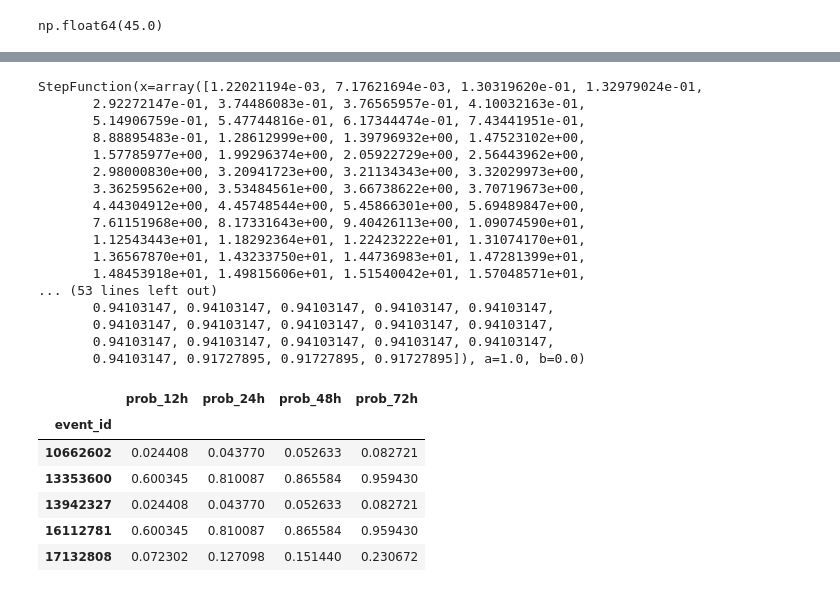
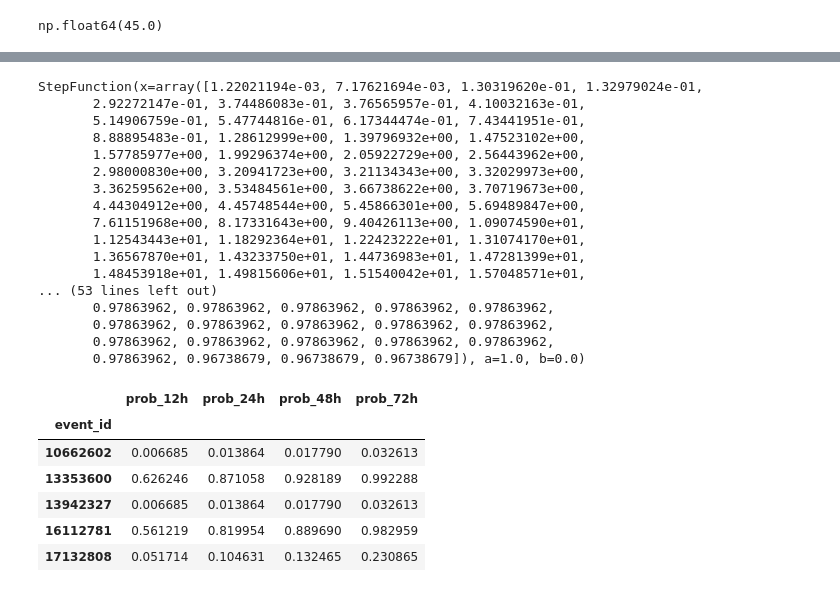
Before and after one commit to Ruks-7/WiDS-Global-Datathon-2026, a Jupyter notebook: WiDS_Datathon_2026_Version_4.ipynb, the cells around one changed output, grey strips where cells are left out. Cells and saved outputs as stored; diff of their text form; code cells hidden in the pictures.

```diff
--- a/WiDS_Datathon_2026_Version_4.ipynb
+++ b/WiDS_Datathon_2026_Version_4.ipynb
@@ -631,7 +641,7 @@ def wrangle(data):
   # Alignment flagging
   data["fire_aimed_at_evac_zone"] = (data["alignment_abs"] > 0.1).astype(int)
 
-  # Derive a new feature, fire_is_spreading from radial_growth_rate_m_per_h
+  # fire_is_spreading from radial_growth_rate_m_per_h
   data["fire_is_spreading"] = (
       data["radial_growth_rate_m_per_h"] > 1
   ).astype(int)
@@ -652,11 +662,13 @@ def wrangle(data):
   # Temporal Cyclical
   data["hour_sin"] = np.sin(2 * np.pi * data["event_start_hour"] / 24)
   data["hour_cos"] = np.cos(2 * np.pi * data["event_start_hour"] / 24)
+
   data["is_night"] = (
       (data["event_start_hour"] >= 20) |
       (data["event_start_hour"] <= 6)
   ).astype(int)
-  data["is_peak_fire"] = data["event_start_hour"].between(12, 18).astype(int)
+  data["growing_peak_times"] = data["event_start_hour"].between(12, 17).astype(int) # Heuristic
+  data["high_peak_times"] = data["event_start_hour"].between(18, 22).astype(int) # Emperical Evidence
 
   if "event_start_month" in data.columns:
       data["month_sin"] = np.sin(2 * np.pi * data["event_start_month"] / 12)
@@ -956,13 +968,13 @@ StepFunction(x=array([1.22021194e-03, 7.17621694e-03, 1.30319620e-01, 1.32979024
        1.36567870e+01, 1.43233750e+01, 1.44736983e+01, 1.47281399e+01,
        1.48453918e+01, 1.49815606e+01, 1.51540042e+01, 1.57048571e+01,
 ... (53 lines left out)
-       0.94103147, 0.94103147, 0.94103147, 0.94103147, 0.94103147,
-       0.94103147, 0.94103147, 0.94103147, 0.94103147, 0.94103147,
-       0.94103147, 0.94103147, 0.94103147, 0.94103147, 0.94103147,
-       0.94103147, 0.91727895, 0.91727895, 0.91727895]), a=1.0, b=0.0)
+       0.97863962, 0.97863962, 0.97863962, 0.97863962, 0.97863962,
+       0.97863962, 0.97863962, 0.97863962, 0.97863962, 0.97863962,
+       0.97863962, 0.97863962, 0.97863962, 0.97863962, 0.97863962,
+       0.97863962, 0.96738679, 0.96738679, 0.96738679]), a=1.0, b=0.0)
 # %%
 # Horizons as per the sample_submission.csv guide
-times = [12, 24, 48, 72]
+# 12, 24, 48, 72
 
 # Predict survival time at specified times
 # last known value is equivalent to t=72
@@ -971,38 +983,38 @@ def predict(fn, t):
         return 1 - fn.y[0]
     elif t > fn.x.max():
         return 1 - fn.y[-1]
     else:
         return 1 - fn(t)
 
 rows = []
 for fn in surv_funcs:
     p12 = predict(fn, 12)
     p24 = predict(fn, 24)
     p48 = predict(fn, 48)
     p72 = predict(fn, 72)
 
     # Enforce monotonic increase P(hit) with horizon
     p24 = max(p24, p12)
     p48 = max(p48, p24)
     p72 = max(p72, p48)
 
     rows.append([p12, p24, p48, p72])
 
 probs = pd.DataFrame(
     rows,
     columns=["prob_12h", "prob_24h", "prob_48h", "prob_72h"],
     index=df_test.index
 )
 
 probs.head()
 # %% [output]
 |  | prob_12h | prob_24h | prob_48h | prob_72h |
 | event_id |  |  |  |  |
-| 10662602 | 0.024408 | 0.043770 | 0.052633 | 0.082721 |
-| 13353600 | 0.600345 | 0.810087 | 0.865584 | 0.959430 |
-| 13942327 | 0.024408 | 0.043770 | 0.052633 | 0.082721 |
-| 16112781 | 0.600345 | 0.810087 | 0.865584 | 0.959430 |
-| 17132808 | 0.072302 | 0.127098 | 0.151440 | 0.230672 |
+| 10662602 | 0.006685 | 0.013864 | 0.017790 | 0.032613 |
+| 13353600 | 0.626246 | 0.871058 | 0.928189 | 0.992288 |
+| 13942327 | 0.006685 | 0.013864 | 0.017790 | 0.032613 |
+| 16112781 | 0.561219 | 0.819954 | 0.889690 | 0.982959 |
+| 17132808 | 0.051714 | 0.104631 | 0.132465 | 0.230865 |
 # %%
 # Save the predictions in a csv file
 Submission = probs.to_csv('Submission.csv')
```
Also changed, not shown: parts of 9 cells of this notebook.
